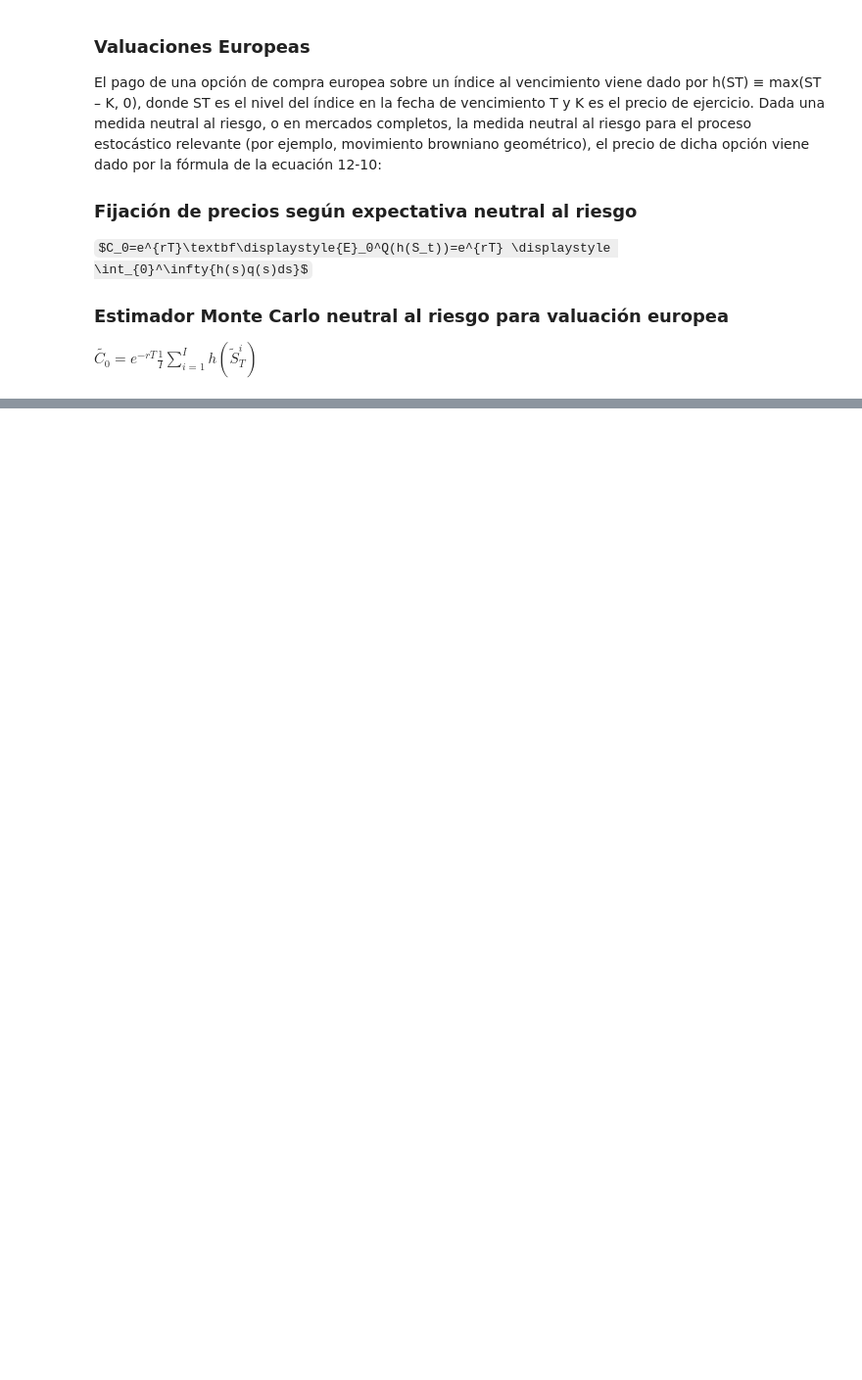
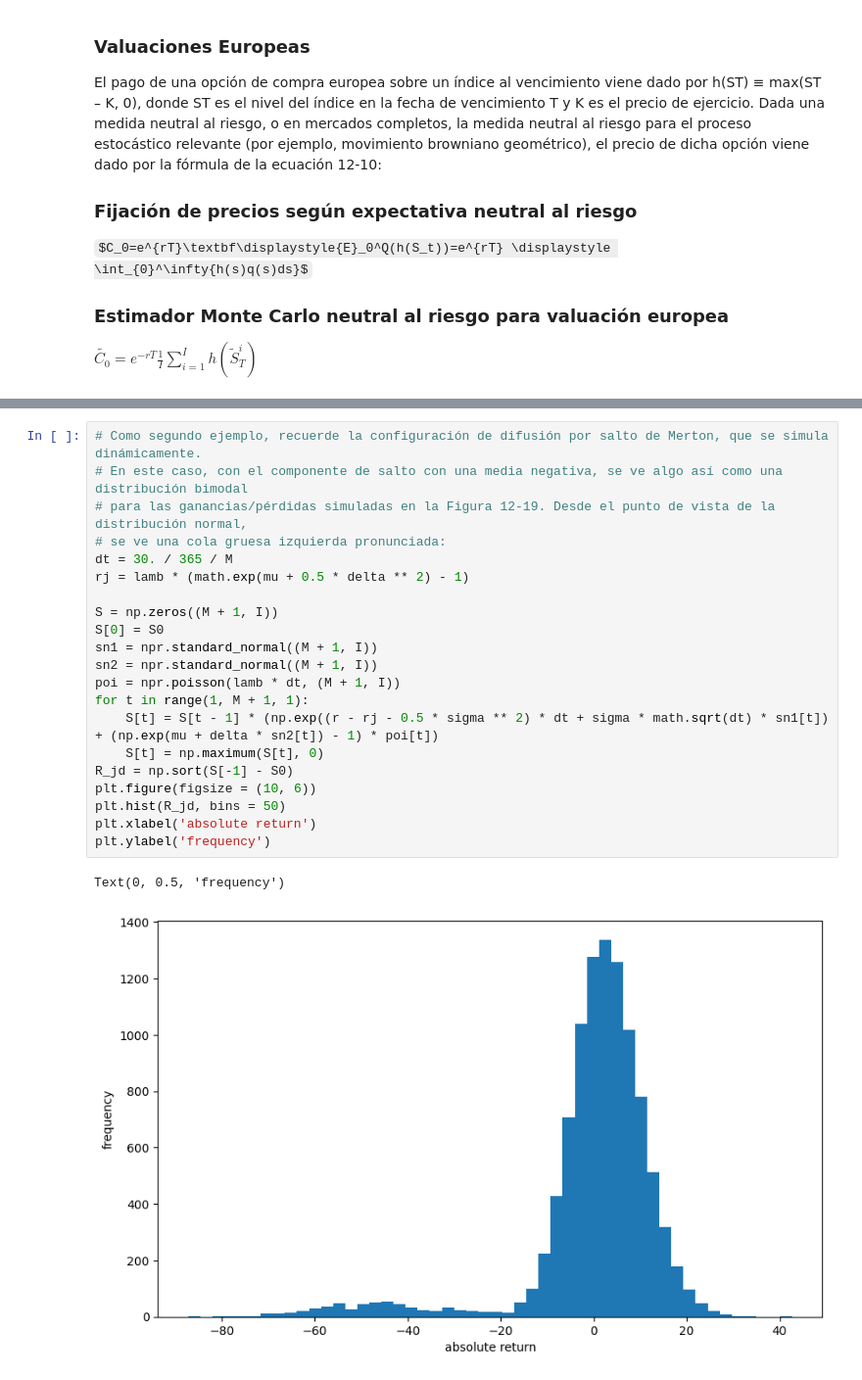
Before and after one commit to JCPulidoG/Genie, a Jupyter notebook: Simulación Estocástica Financiera.ipynb, the cells around one changed output, grey strips where cells are left out. Shown at 98% size. Drawn from its saved outputs; the diff is of its cells as text; some formulas as TeX source; blank space fills up the shorter version.

```diff
--- a/Simulación Estocástica Financiera.ipynb
+++ b/Simulación Estocástica Financiera.ipynb
@@ -522,0 +645,24 @@ $\underset{\alpha_{1,t},\dots,\alpha_{D,t}}{min}\frac{1}{I}$ Falta
+# %%
+# Como segundo ejemplo, recuerde la configuración de difusión por salto de Merton, que se simula dinámicamente.
+# En este caso, con el componente de salto con una media negativa, se ve algo así como una distribución bimodal
+# para las ganancias/pérdidas simuladas en la Figura 12-19. Desde el punto de vista de la distribución normal,
+# se ve una cola gruesa izquierda pronunciada:
+dt = 30. / 365 / M
+rj = lamb * (math.exp(mu + 0.5 * delta ** 2) - 1)
+
+S = np.zeros((M + 1, I))
+S[0] = S0
+sn1 = npr.standard_normal((M + 1, I))
+sn2 = npr.standard_normal((M + 1, I))
+poi = npr.poisson(lamb * dt, (M + 1, I))
+for t in range(1, M + 1, 1):
+    S[t] = S[t - 1] * (np.exp((r - rj - 0.5 * sigma ** 2) * dt + sigma * math.sqrt(dt) * sn1[t]) + (np.exp(mu + delta * sn2[t]) - 1) * poi[t])
+    S[t] = np.maximum(S[t], 0)
+R_jd = np.sort(S[-1] - S0)
+plt.figure(figsize = (10, 6))
+plt.hist(R_jd, bins = 50)
+plt.xlabel('absolute return')
+plt.ylabel('frequency')
+# %% [output]
+Text(0, 0.5, 'frequency')
+[figure, added]
```
Also changed, not shown: parts of 24 cells of this notebook.
